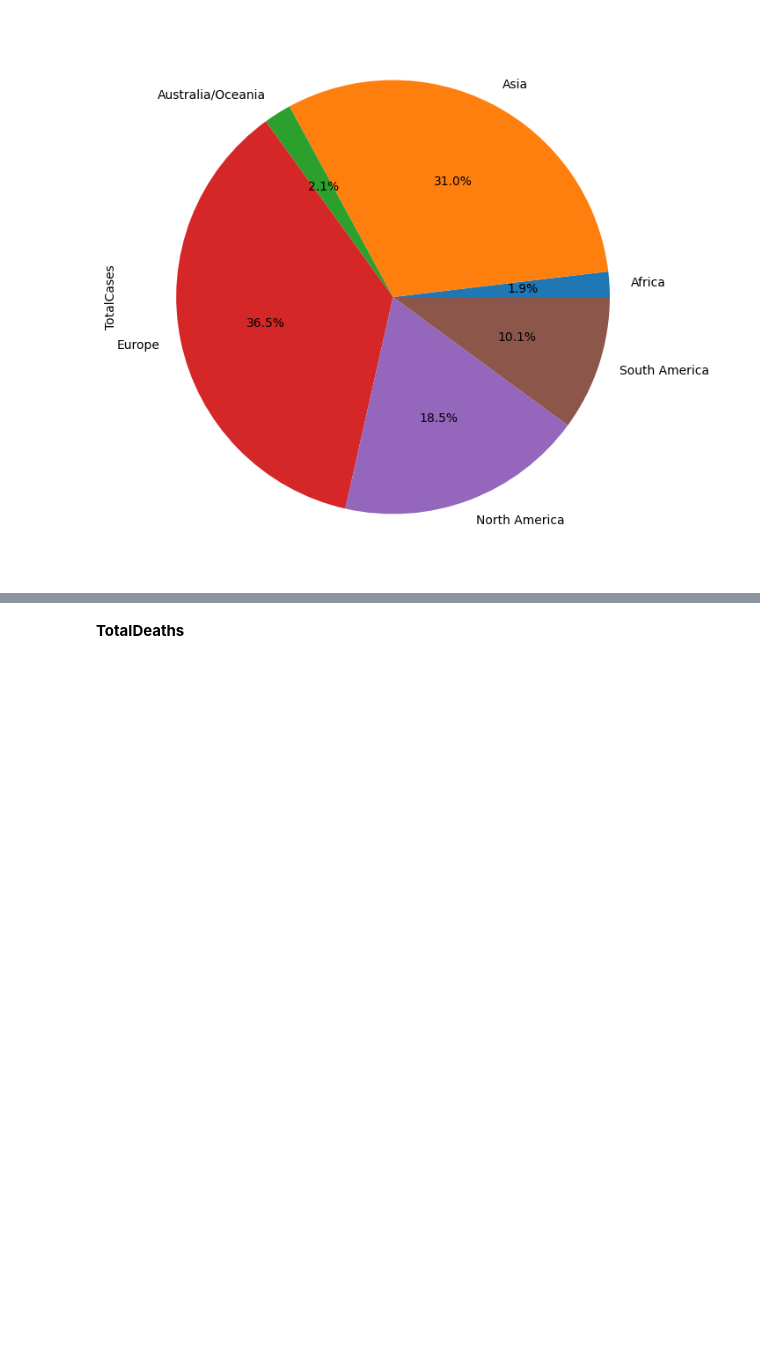
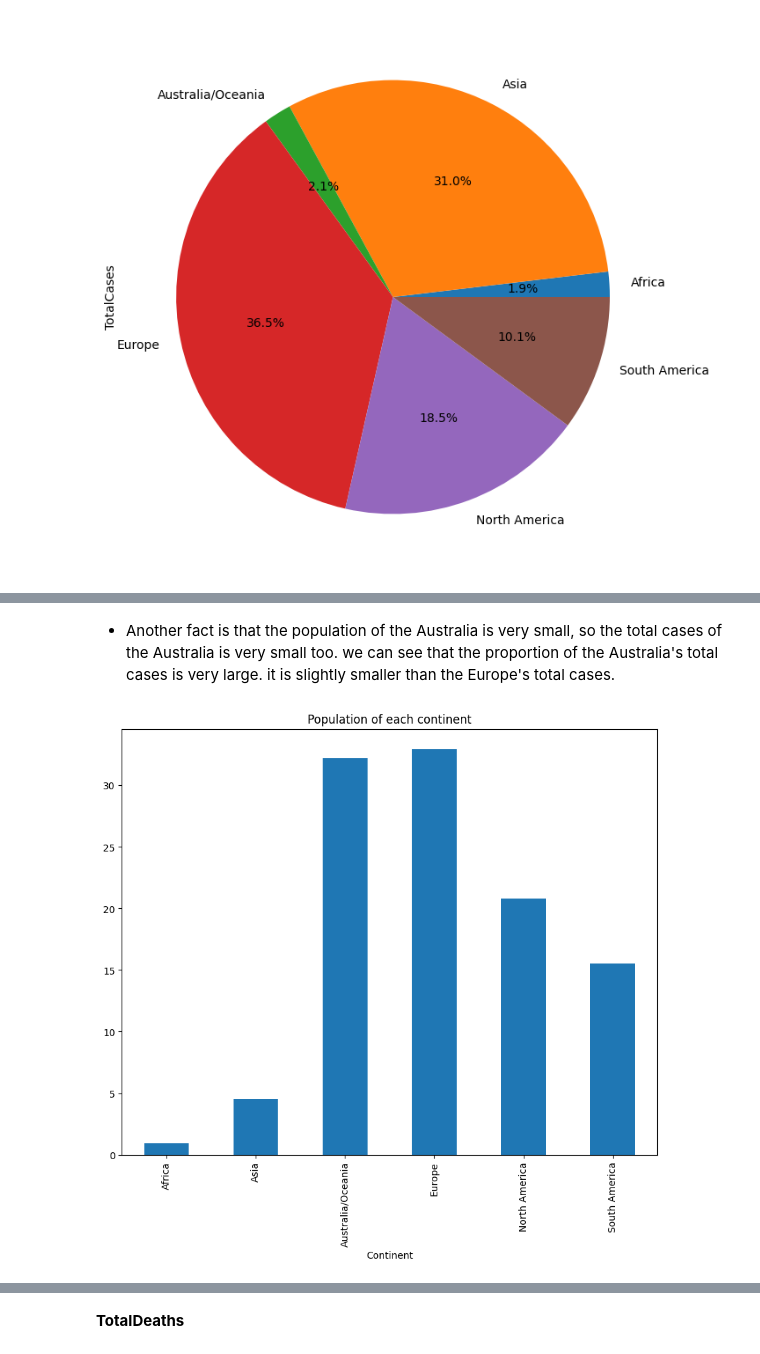
Before and after one commit to daongochoa2002/Lab1-Data-Visualization, a Jupyter notebook: Coronavirus Analysis.ipynb, the cells around one changed output, grey strips where cells are left out. Drawn from its saved outputs; the diff is of its cells as text; code cells hidden in the pictures; blank space fills up the shorter version.

```diff
--- a/Coronavirus Analysis.ipynb
+++ b/Coronavirus Analysis.ipynb
@@ -606,0 +658,10 @@ df.plot.pie(autopct="%.1f%%");
+# %% [markdown]
+- Another fact is that the population of the Australia is very small, so the total cases of the Australia is very small too. we can see that the proportion of the Australia's total cases is very large. it is slightly smaller than the Europe's total cases.
+# %%
+# bar plot
+plt.figure(figsize=(10, 8))
+df.plot.bar()
+plt.title('Population of each continent')
+plt.show()
+# %% [output]
+[figure, added]
```
Also changed, not shown: parts of 23 cells of this notebook.
